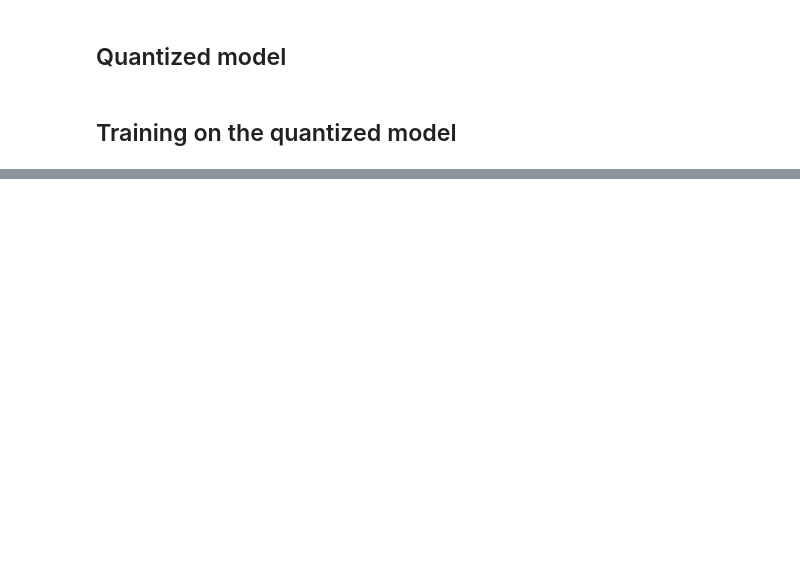
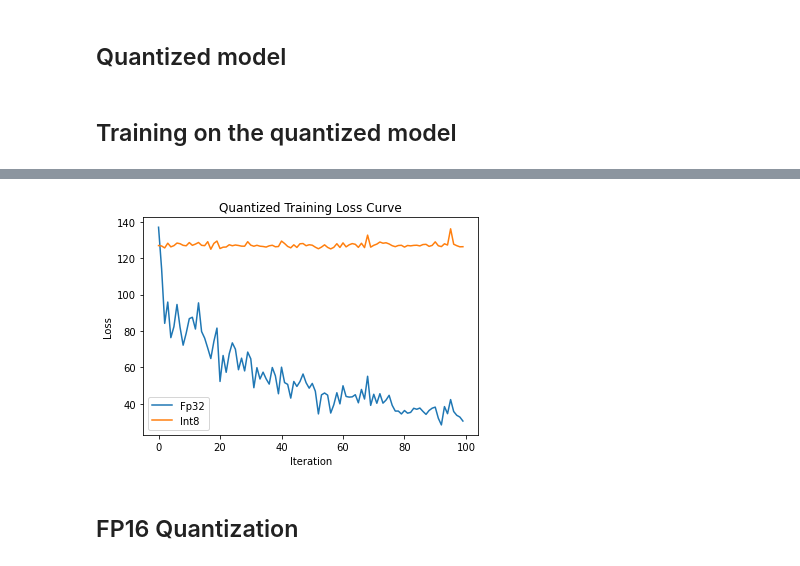
Before and after one commit to raj2022/quantization_prunings, a Jupyter notebook: practice/Untitled.ipynb, the cells around one changed output, grey strips where cells are left out. Drawn from its saved outputs; the diff is of its cells as text; code cells hidden in the pictures; blank space fills up the shorter version.

```diff
--- a/practice/Untitled.ipynb
+++ b/practice/Untitled.ipynb
@@ -454,37 +472,0 @@ MLPF(
-# %%
-import torch
-
-# Define your loss function (mlpf_loss) and optimizer (optimizer) here
-
-# Set the model to evaluation mode
-model_int8.eval()
-
-# Define the number of events to process
-max_events_calibrate = 1000
-events_per_batch = 10
-
-# List to store losses
-losses_int8 = []
-
-# Calibration loop
-for ind in range(max_events_calibrate, max_events_calibrate + num_events_to_calibrate, events_per_batch):
-    # Reset gradients
-    optimizer.zero_grad()
-
-    # Prepare input data
-    ds_elems = [ds_train[i] for i in range(ind, ind + events_per_batch)]
-    X_features = [torch.tensor(elem["X"]).to(torch.float32) for elem in ds_elems]
-    X_features_padded = torch.nn.utils.rnn.pad_sequence(X_features, batch_first=True)
-    mask = X_features_padded[:, :, 0] != 0
-
-    # Forward pass through the quantized model
-    with torch.no_grad():  # No need to compute gradients during calibration
-        preds_int8 = model_int8(X_features_padded, mask)
-        preds_unpacked_int8 = unpack_predictions(preds_int8)
-        targets_unpacked = unpack_target(y_targets_padded)
-        loss_int8 = mlpf_loss(targets_unpacked, preds_unpacked_int8)
-        current_loss_int8 = loss_int8["Total"].item()
-        losses_int8.append(current_loss_int8)
-
-    # Print the loss for monitoring
-    print("Quantized Loss={:.2f}".format(current_loss_int8))
@@ -492,0 +535,12 @@ RuntimeError: empty_strided not supported on quantized tensors yet see https://g
+# %%
+plt.plot(losses, label='Fp32')
+plt.plot(quantized_losses, label='Int8')
+plt.xlabel('Iteration')
+plt.ylabel('Loss')
+plt.legend()
+plt.title('Quantized Training Loss Curve')
+plt.show()
+# %% [output]
+[figure, added]
+# %% [markdown]
+## FP16 Quantization
```
Also changed, not shown: parts of 19 cells of this notebook.
